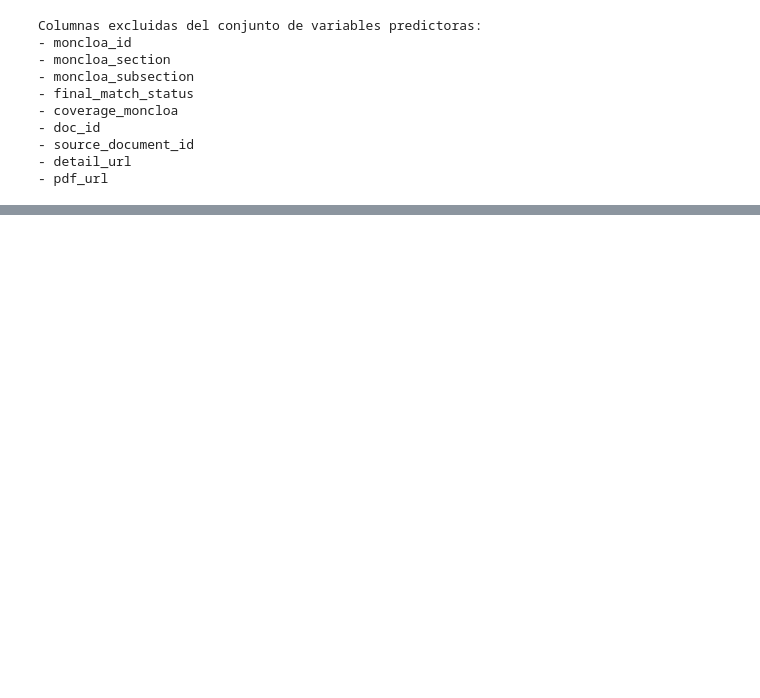
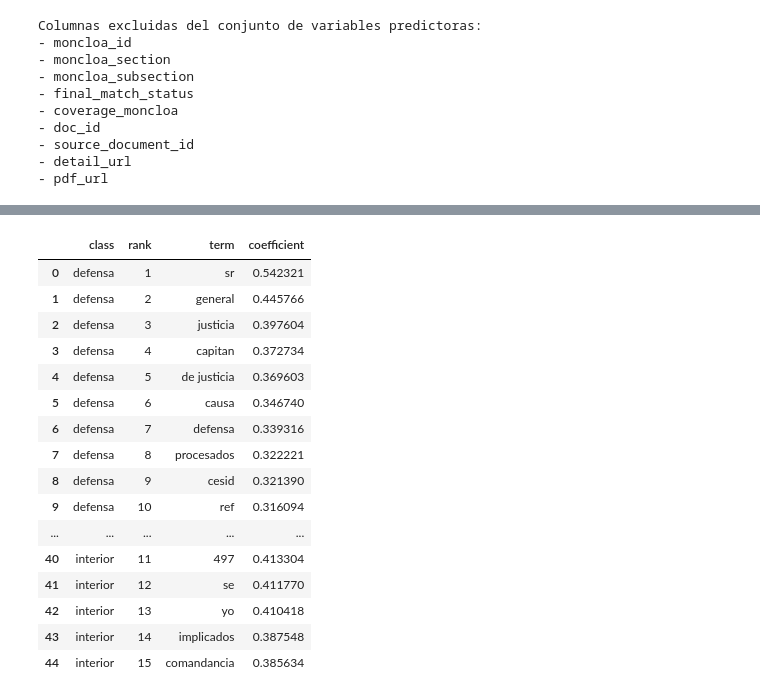
Before and after one commit to dieegordg/Proyecto-Machine-Learning-UNAV---Bayesianos-de-los-Ca-dos, a Jupyter notebook: notebooks/04_caso_uso1_clasificacion_institucional.ipynb, the cells around one changed output, grey strips where cells are left out. Saved outputs shown, nothing was run; the diff lists cells and outputs as text; code cells hidden in the pictures; blank space fills up the shorter version.

```diff
--- a/notebooks/04_caso_uso1_clasificacion_institucional.ipynb
+++ b/notebooks/04_caso_uso1_clasificacion_institucional.ipynb
@@ -282,0 +599,67 @@ Los 12 documentos sin etiqueta institucional no se usarán para entrenar ni eval
+# %%
+from sklearn.base import clone
+
+# Entrenamiento final del mejor modelo con todos los documentos etiquetados.
+# Este modelo se usará para interpretabilidad y para predecir documentos sin etiqueta.
+final_model = clone(best_model)
+final_model.fit(X, y)
+
+def extract_top_terms_from_linear_pipeline(pipeline, top_n=15):
+    """
+    Extrae los términos más relevantes por clase para pipelines lineales:
+    TF-IDF + LogisticRegression o TF-IDF + LinearSVC.
+    """
+    if "tfidf" not in pipeline.named_steps or "clf" not in pipeline.named_steps:
+        raise ValueError("El pipeline debe contener pasos llamados 'tfidf' y 'clf'.")
+
+    vectorizer = pipeline.named_steps["tfidf"]
+    classifier = pipeline.named_steps["clf"]
+
+    feature_names = np.array(vectorizer.get_feature_names_out())
+
+    if not hasattr(classifier, "coef_"):
+        raise ValueError("El clasificador no tiene coeficientes interpretables mediante coef_.")
+
+    coefs = classifier.coef_
+    classes = classifier.classes_
+
+    rows = []
+
+    for class_idx, class_label in enumerate(classes):
+        class_coefs = coefs[class_idx]
+        top_indices = np.argsort(class_coefs)[-top_n:][::-1]
+
+        for rank, feature_idx in enumerate(top_indices, start=1):
+            rows.append({
+                "class": class_label,
+                "rank": rank,
+                "term": feature_names[feature_idx],
+                "coefficient": class_coefs[feature_idx],
+            })
+
+    return pd.DataFrame(rows)
+
+top_terms_by_class = extract_top_terms_from_linear_pipeline(
+    final_model,
+    top_n=15
+)
+
+top_terms_by_class
+# %% [output]
+|  | class | rank | term | coefficient |
+| 0 | defensa | 1 | sr | 0.542321 |
+| 1 | defensa | 2 | general | 0.445766 |
+| 2 | defensa | 3 | justicia | 0.397604 |
+| 3 | defensa | 4 | capitan | 0.372734 |
+| 4 | defensa | 5 | de justicia | 0.369603 |
+| 5 | defensa | 6 | causa | 0.346740 |
+| 6 | defensa | 7 | defensa | 0.339316 |
+| 7 | defensa | 8 | procesados | 0.322221 |
+| 8 | defensa | 9 | cesid | 0.321390 |
+| 9 | defensa | 10 | ref | 0.316094 |
+| ... | ... | ... | ... | ... |
+| 40 | interior | 11 | 497 | 0.413304 |
+| 41 | interior | 12 | se | 0.411770 |
+| 42 | interior | 13 | yo | 0.410418 |
+| 43 | interior | 14 | implicados | 0.387548 |
+| 44 | interior | 15 | comandancia | 0.385634 |
```
Also changed, not shown: parts of 45 cells of this notebook, 7 other files.
